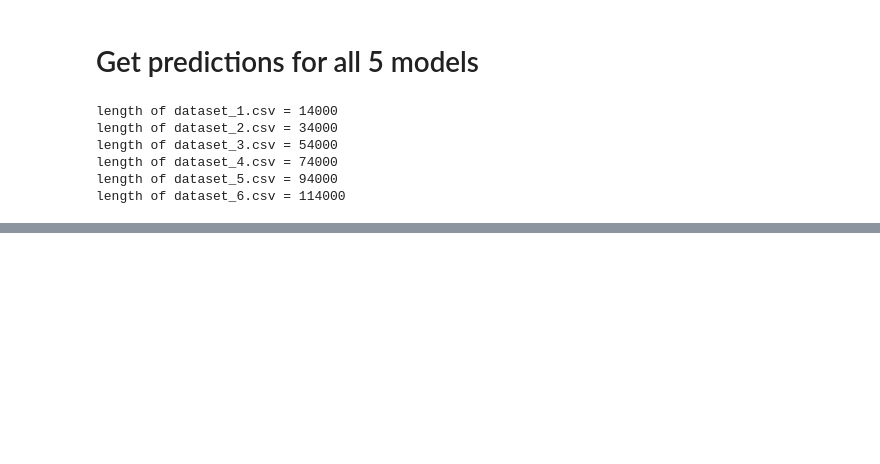
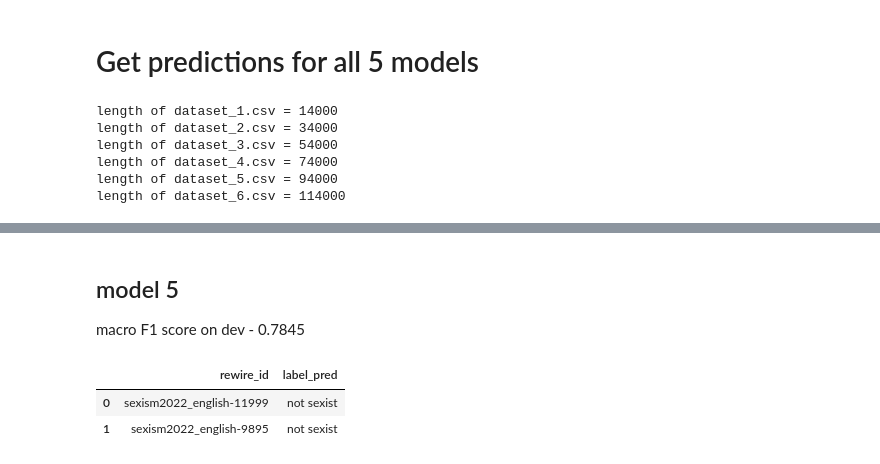
Before and after one commit to vitthal-bhandari/incremental-semi-supervised-training, a Jupyter notebook: Self training/Self_training_Task_A.ipynb, the cells around one changed output, grey strips where cells are left out. Saved outputs shown, nothing was run; the diff lists cells and outputs as text; code cells hidden in the pictures; blank space fills up the shorter version.

```diff
--- a/Self training/Self_training_Task_A.ipynb
+++ b/Self training/Self_training_Task_A.ipynb
@@ -318,0 +399,24 @@ print(len(test))
+# %% [markdown]
+## model 5
+
+macro F1 score on dev - 0.7845
+# %%
+model5 = ClassificationModel(
+    "bert", "iteration_4/checkpoint-11750-epoch-2"
+)
+
+dev_df5 = dev_df
+
+# Make predictions with the model
+predictions, raw_outputs = model5.predict(dev_df5["text"].to_list())
+
+dev_df5['label_pred'] = predictions
+dev_df5 = dev_df5[['rewire_id', 'label_pred']]
+
+dev_df5.to_csv('task_a_pred_1_model5.csv', index=False)
+
+dev_df5.head(2)
+# %% [output]
+|  | rewire_id | label_pred |
+| 0 | sexism2022_english-11999 | not sexist |
+| 1 | sexism2022_english-9895 | not sexist |
```
Also changed, not shown: parts of 11 cells of this notebook.
